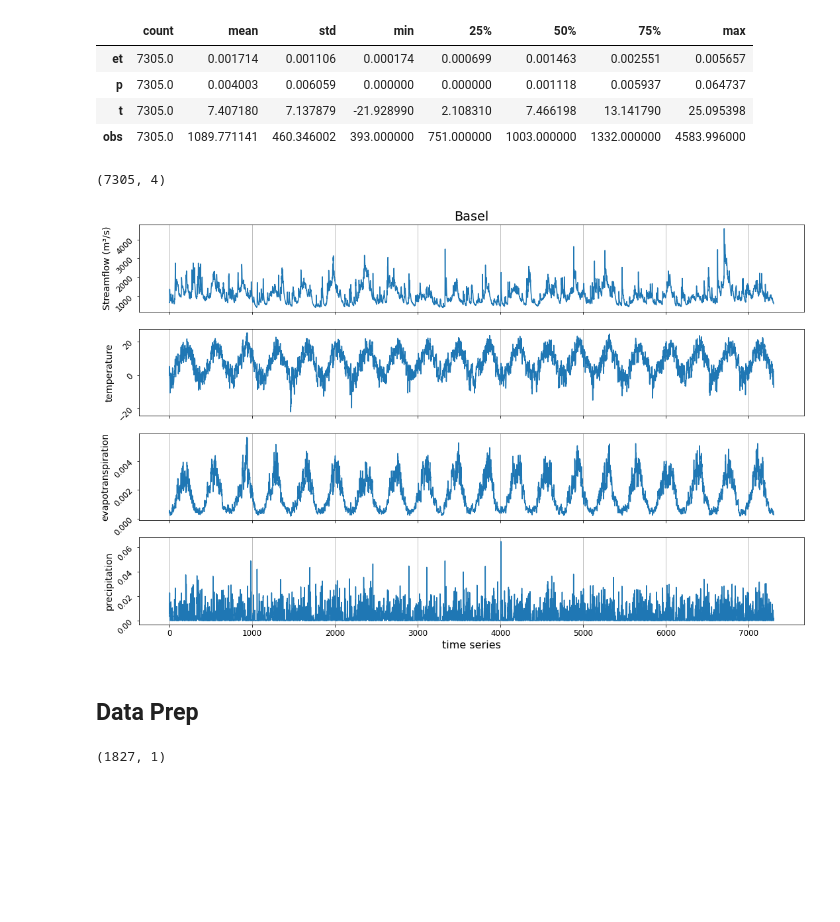
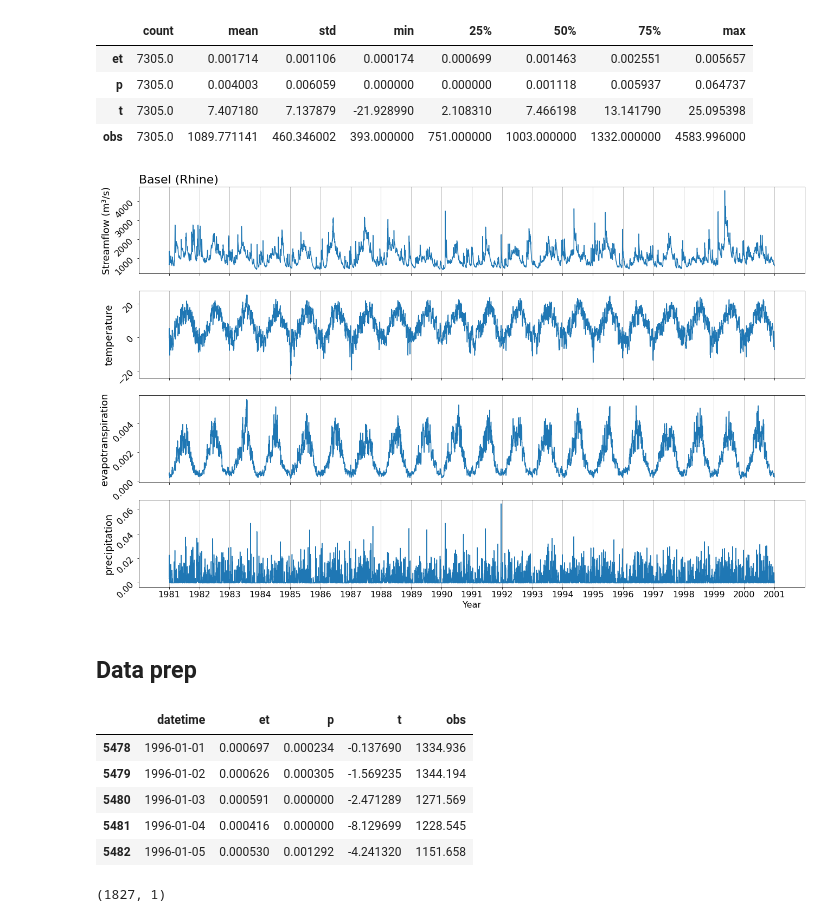
Before and after one commit to Maryam-Afshari/thesis, a Jupyter notebook: Basel_lstm.ipynb, the cells around one changed output. Cells and saved outputs as stored; diff of their text form; code cells hidden in the pictures; blank space fills up the shorter version.

```diff
--- a/Basel_lstm.ipynb
+++ b/Basel_lstm.ipynb
@@ -81,52 +64,51 @@ df_b.describe().transpose()
 | p | 7305.0 | 0.004003 | 0.006059 | 0.000000 | 0.000000 | 0.001118 | 0.005937 | 0.064737 |
 | t | 7305.0 | 7.407180 | 7.137879 | -21.928990 | 2.108310 | 7.466198 | 13.141790 | 25.095398 |
 | obs | 7305.0 | 1089.771141 | 460.346002 | 393.000000 | 751.000000 | 1003.000000 | 1332.000000 | 4583.996000 |
-# %%
-# make the date column index
-df_basel = df_b.set_index("datetime")
-df_basel.shape
-# %% [output]
-(7305, 4)
 # %%
 # plot the data
 shown_data = 0.5
+len = df_b.shape[0]
+# variables to plot
+obs_b = df_b.obs.values
+t_b = df_b.t.values
+et_b = df_b.et.values
+p_b = df_b.p.values
 
-# variables to plot
-obs_b = df_basel.obs.values
-t_b = df_basel.t.values
-et_b = df_basel.et.values
-p_b = df_basel.p.values
+#df_b['datetime'] =  pd.to_datetime(df_b['datetime'], infer_datetime_format=True)
+date = df_b.datetime.str[:4].values
 
 
 # plot the variables
-plt.rcParams.update({'font.size': 16})
-
-fig, (ax1, ax2, ax3, ax4) = plt.subplots(4, sharex=True, figsize=(18, 18*2/(1+5**0.5)))
+fig, (ax1, ax2, ax3, ax4) = plt.subplots(4, sharex=True, figsize=(22, 22*2/(1+5**0.5)))
 ax1.plot(obs_b)
 ax2.plot(t_b)
 ax3.plot(et_b)
 ax4.plot(p_b)
 
 
-#set the ticks
+# set the ticks
 days_per_year = [0]+[365, 365, 365, 366]*5
-ticks = np.cumsum(days_per_year[:-1])[:int(20*shown_data)]
+ticks = np.cumsum(days_per_year[:-1])[:int(40*shown_data)]
+plt.xticks(ticks.tolist() + [len],
+           date[ticks].tolist() + [str(int(date[-1]) + 1)])
 
-#tweak the axes
-ax1.title.set_text('Basel')
-ax4.set_xlabel('time series')
-ax1.set_ylabel('Streamflow (m³/s)', fontsize = 14)
-ax2.set_ylabel('temperature', fontsize = 14)
-ax3.set_ylabel('evapotranspiration', fontsize = 14)
-ax4.set_ylabel('precipitation', fontsize = 14)
+# tweak the axes
+ax1.set_title('Basel (Rhine)', loc ="left", fontsize =22)
+ax4.set_xlabel('Year')
+ax1.set_ylabel('Streamflow (m³/s)', fontsize = 18)
+ax2.set_ylabel('temperature', fontsize = 18)
+ax3.set_ylabel('evapotranspiration', fontsize = 18)
+ax4.set_ylabel('precipitation', fontsize = 18)
 
 for ax in (ax1, ax2, ax3, ax4):
   ax.grid(axis = 'x')
-  ax.tick_params(axis='y', labelsize=12,  rotation = 45)
-  ax.tick_params(axis='x', labelsize=12)
+  ax.tick_params(axis='y', labelsize=16,  rotation = 45)
+  ax.tick_params(axis='x', labelsize=16)
+
+plt.savefig("/content/drive/MyDrive/Thesis-Afshari/figures/timeseries_basel.png")
 # %% [output]
-[figure, old version]
+[figure, new version]
 # %% [markdown]
-## Data Prep
+## Data prep
 # %%
 # train test split
@@ -137,3 +119,12 @@ df_test = df_basel[len_:]
+# %%
+df_test.head()
+# %% [output]
+|  | datetime | et | p | t | obs |
+| 5478 | 1996-01-01 | 0.000697 | 0.000234 | -0.137690 | 1334.936 |
+| 5479 | 1996-01-02 | 0.000626 | 0.000305 | -1.569235 | 1344.194 |
+| 5480 | 1996-01-03 | 0.000591 | 0.000000 | -2.471289 | 1271.569 |
+| 5481 | 1996-01-04 | 0.000416 | 0.000000 | -8.129699 | 1228.545 |
+| 5482 | 1996-01-05 | 0.000530 | 0.001292 | -4.241320 | 1151.658 |
 # %%
 # x  and y train
 X_train = df_train[["et","t","p"]]
```
Also changed, not shown: parts of 10 cells of this notebook.
